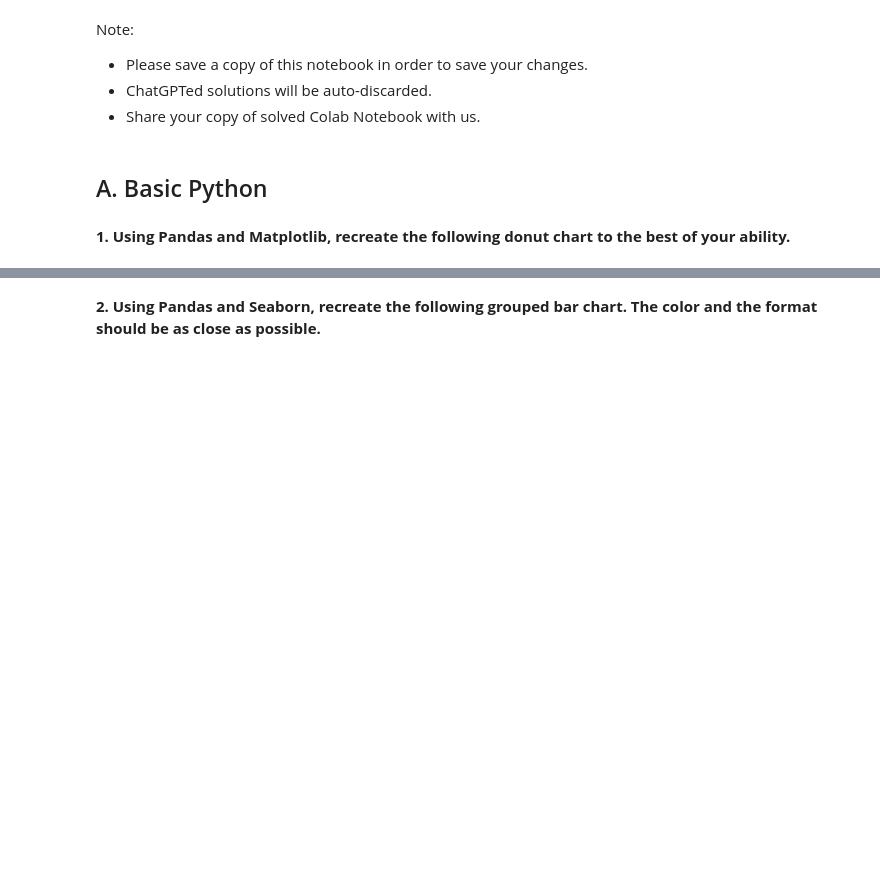
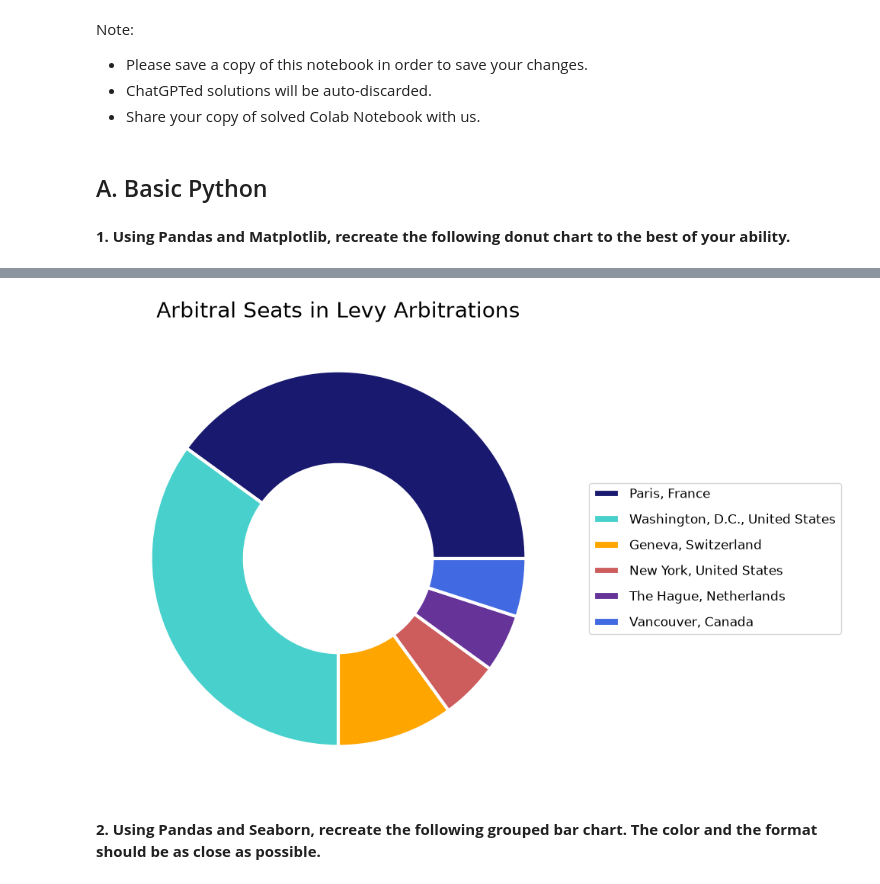
Before and after one commit to m20was/Analytics, a Jupyter notebook: assignments/Statfinity_Assignment_Manish_Biswas/Statfinity_Python_Exercise.ipynb, the cells around one changed output, grey strips where cells are left out. Drawn from its saved outputs; the diff is of its cells as text; code cells hidden in the pictures; blank space fills up the shorter version.

```diff
--- a/assignments/Statfinity_Assignment_Manish_Biswas/Statfinity_Python_Exercise.ipynb
+++ b/assignments/Statfinity_Assignment_Manish_Biswas/Statfinity_Python_Exercise.ipynb
@@ -35,3 +36,22 @@ figure_one_df = pd.DataFrame({
+# %%
+# Write the chart creation code below
+
+colors = ["midnightblue", "mediumturquoise", "orange", "indianred", "rebeccapurple", "royalblue"]
+
+fig, ax = plt.subplots(figsize=(30, 8))
+wedges, _ = ax.pie(
+    figure_one_df['Count'],
+    startangle=0,
+    counterclock=True,
+    colors=colors,
+    wedgeprops={'width': 0.5,'edgecolor': 'white','linewidth': 3}
+)
+
+ax.set_title('Arbitral Seats in Levy Arbitrations', fontsize=20)
+ax.legend(wedges, figure_one_df['City'], loc='center left', bbox_to_anchor=(1.02, 0.50), fontsize=12, labelspacing=1.0)
+plt.show()
+# %% [output]
+[figure, added]
 # %% [markdown]
 **2. Using Pandas and Seaborn, recreate the following grouped bar chart. The color and the format should be as close as possible.**
 # %% [markdown]
```
Also changed, not shown: parts of 6 cells of this notebook, 2 other files.
